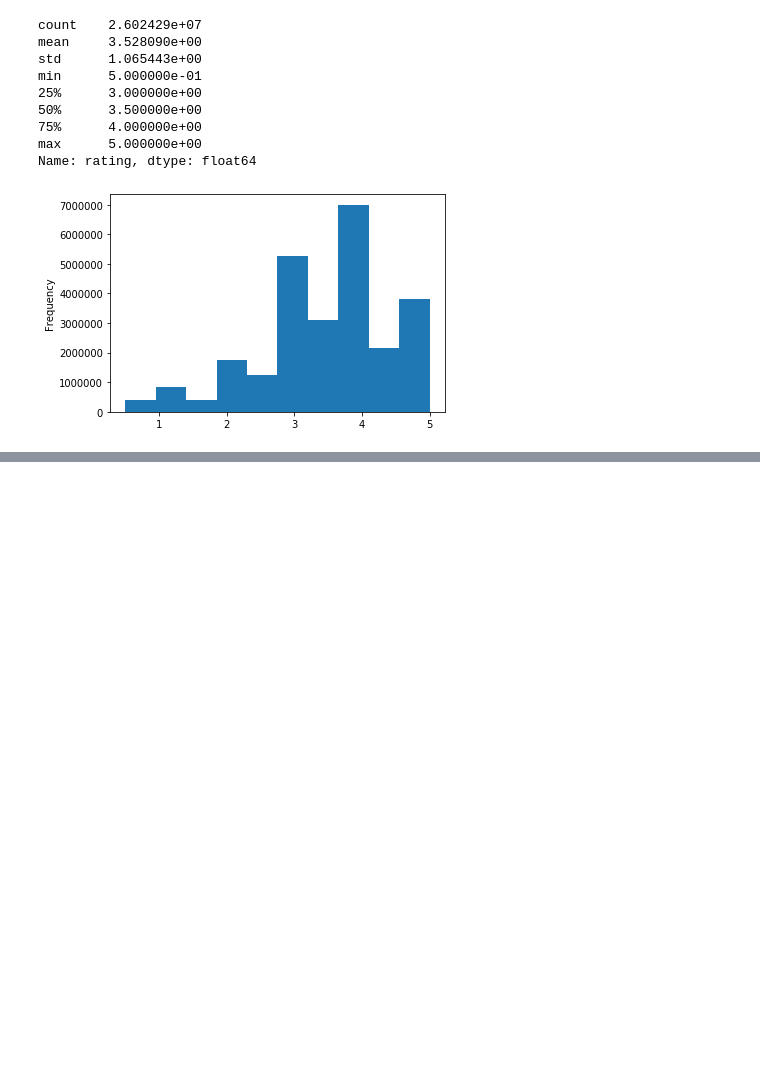
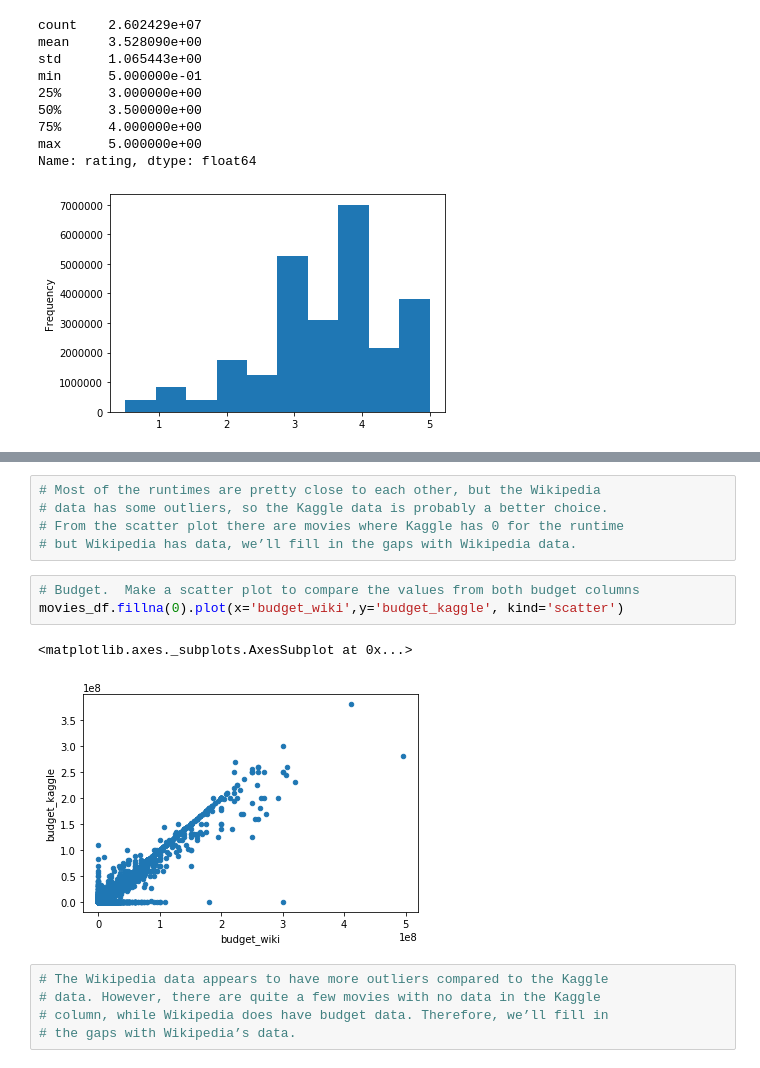
Before and after one commit to DahianaMC/Movies-ETL, a Jupyter notebook: Movies-ETL.ipynb, the cells around one changed output, grey strips where cells are left out. Drawn from its saved outputs; the diff is of its cells as text; blank space fills up the shorter version.

```diff
--- a/Movies-ETL.ipynb
+++ b/Movies-ETL.ipynb
@@ -1282,0 +1373,16 @@ Name: rating, dtype: float64
+# %%
+# Most of the runtimes are pretty close to each other, but the Wikipedia
+# data has some outliers, so the Kaggle data is probably a better choice.
+# From the scatter plot there are movies where Kaggle has 0 for the runtime
+# but Wikipedia has data, we’ll fill in the gaps with Wikipedia data.
+# %%
+# Budget.  Make a scatter plot to compare the values from both budget columns
+movies_df.fillna(0).plot(x='budget_wiki',y='budget_kaggle', kind='scatter')
+# %% [output]
+<matplotlib.axes._subplots.AxesSubplot at 0x...>
+[figure, added]
+# %%
+# The Wikipedia data appears to have more outliers compared to the Kaggle
+# data. However, there are quite a few movies with no data in the Kaggle
+# column, while Wikipedia does have budget data. Therefore, we’ll fill in
+# the gaps with Wikipedia’s data.
```
Also changed, not shown: parts of 30 cells of this notebook.
